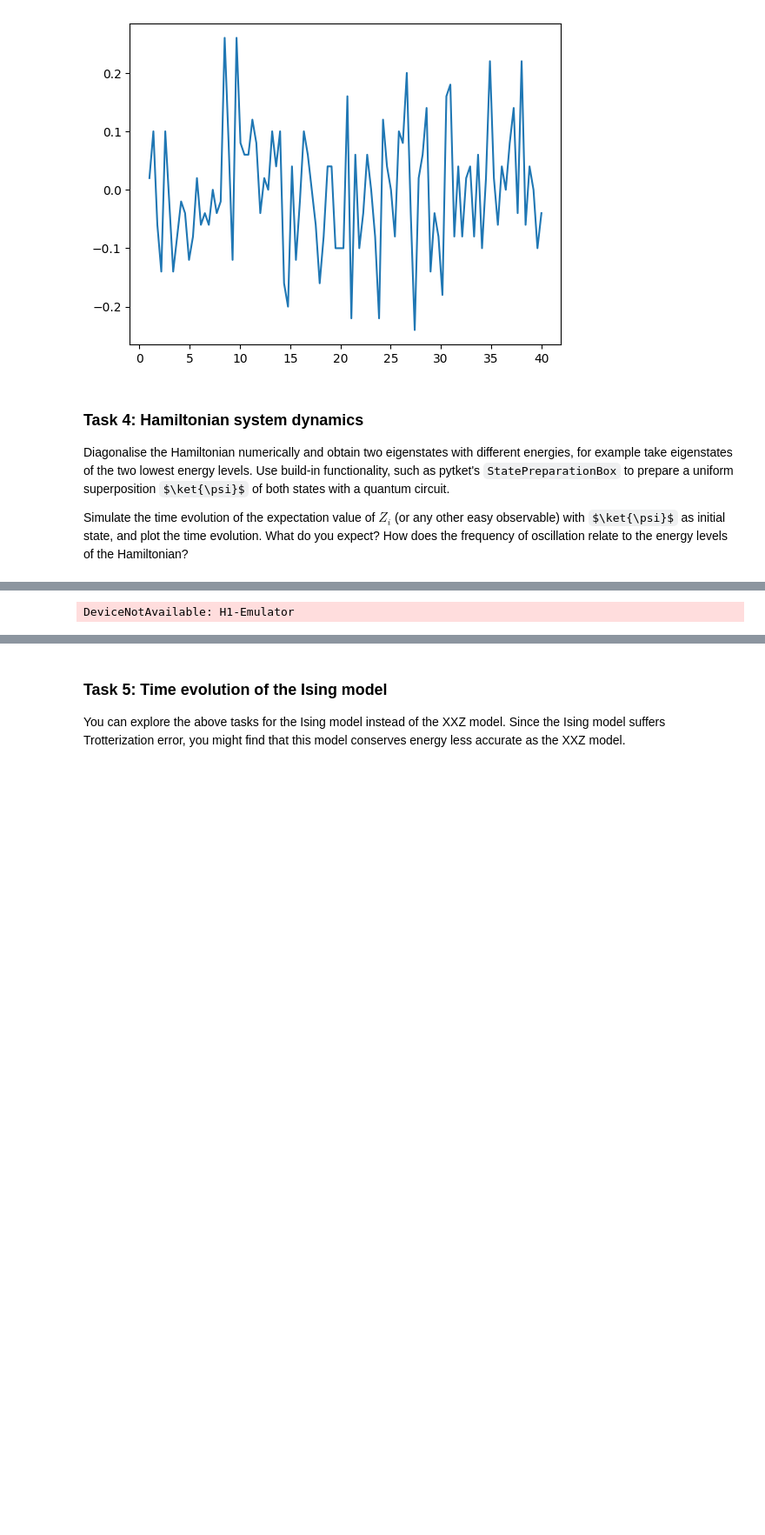
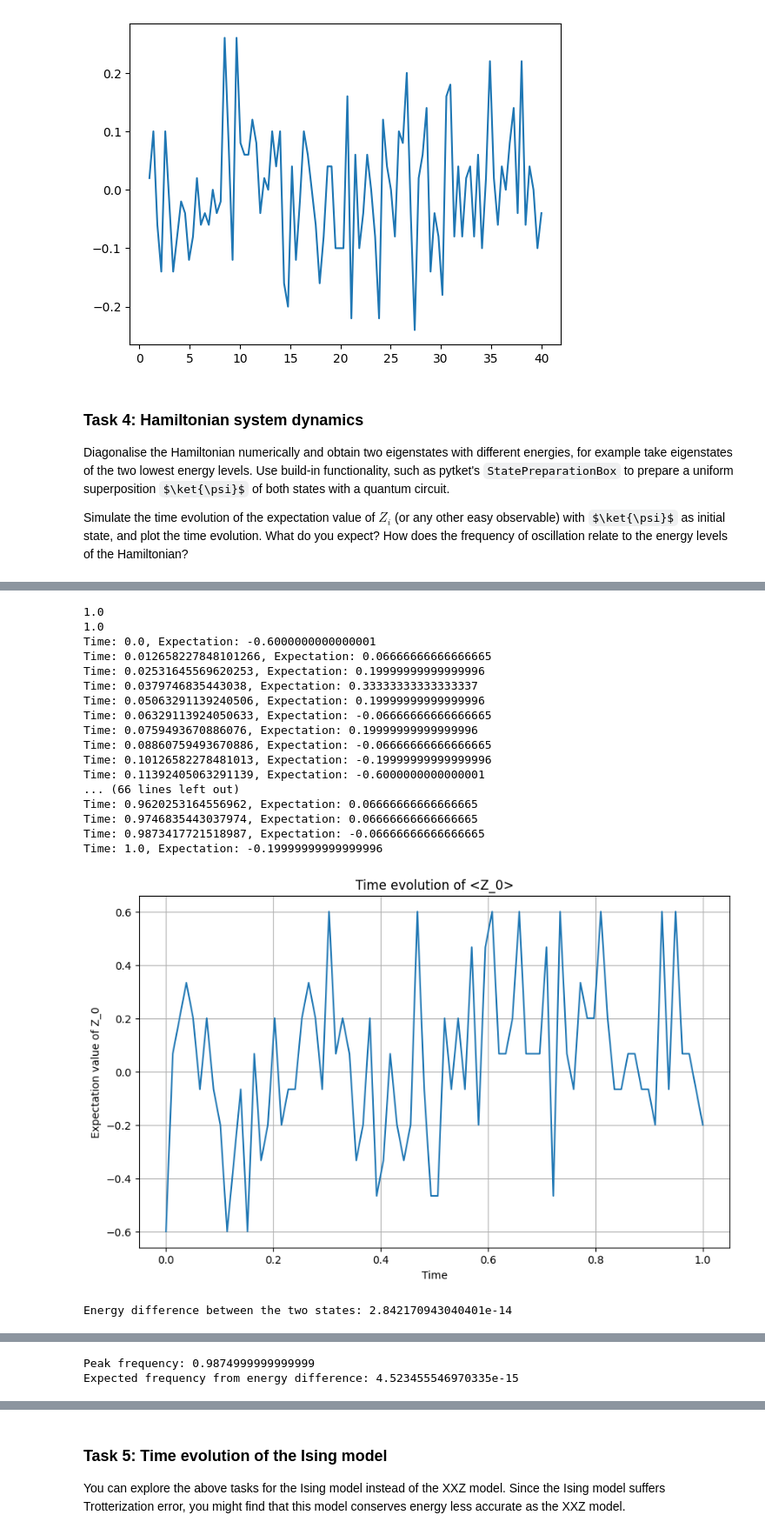
Before and after one commit to Rohan-T144/2025-Quantinuum, a Jupyter notebook: notebooks/hamiltonian_simulation.ipynb, the cells around one changed output, grey strips where cells are left out. Shown at 87% size. Drawn from its saved outputs; the diff is of its cells as text; code cells hidden in the pictures; some formulas as TeX source; blank space fills up the shorter version.

```diff
--- a/notebooks/hamiltonian_simulation.ipynb
+++ b/notebooks/hamiltonian_simulation.ipynb
@@ -499,77 +528,102 @@ eigenvalues, eigenvectors = np.linalg.eig(xxz_ham_matrix)
 
 idx = eigenvalues.argsort()
 eigenvalues = eigenvalues[idx]
-eigenvectors = eigenvectors[:, idx]
+# eigenvectors = eigenvectors[:, idx]
 
-state1 = eigenvectors[:, 0]
-state2 = eigenvectors[:, 1]
+state1 = eigenvectors[:, idx[0]]
+state2 = eigenvectors[:, idx[1]]
+state1 = np.real_if_close(state1)
+state2 = np.real_if_close(state2)
 
 state1 = state1 / np.linalg.norm(state1)
 state2 = state2 / np.linalg.norm(state2)
-
+print(np.linalg.norm(state1))
+print(np.linalg.norm(state2))
 # Create the superposition state
-superposition_state = (state1 + state2) / np.sqrt(2)
-
+superposition_state = (state1 + state2) / np.linalg.norm(state1 + state2)
+# print(superposition_state)
+# print()
 # Prepare the quantum circuit
-num_qubits = int(np.log2(len(superposition_state)))
+# num_qubits = int(np.log2(len(superposition_state)))
+num_qubits = n_qubits
 circuit = Circuit(num_qubits)
 
 # Use StatePreparationBox to prepare the superposition state
-state_prep_box = StatePreparationBox(superposition_state / np.linalg.norm(superposition_state))
+state_prep_box = StatePreparationBox(superposition_state)
 circuit.add_state_preparation_box(state_prep_box, list(range(num_qubits)))
 
 # Set up the H1-Emulator backend
-backend = QuantinuumBackend("H1-Emulator")
+# backend = QuantinuumBackend("H1-1E")
+backend = aer_sim
 
 # Compile the circuit for the H1-Emulator
 compiled_circuit = backend.get_compiled_circuit(circuit)
 
 # Define the observable (Z_0)
-observable = QubitPauliOperator({QubitPauliString([0], [Pauli.Z]): 1})
+observable = QubitPauliOperator({QubitPauliString([Qubit(0)], [Pauli.Z]): 1})
 
 # Simulate time evolution
-times = np.linspace(0, 10, 100)
+times = np.linspace(0, 1, 80)
 expectation_values = []
 
 for t in times:
     evolved_circuit = compiled_circuit.copy()
-    evolved_circuit.add_phase(t * eigenvalues[0])
-    evolved_circuit.add_phase(-t * eigenvalues[1])
+    # evolved_circuit.add_phase(t * eigenvalues[0])
+    # evolved_circuit.add_phase(-t * eigenvalues[1])
 
-    expectation = backend.get_operator_expectation_value(evolved_circuit, observable)
+    expectation = get_operator_expectation_value(evolved_circuit, observable, backend, n_shots=15)
     expectation_values.append(expectation.real)
+    print(f"Time: {t}, Expectation: {expectation.real}")
 
 # Plot the results
 plt.figure(figsize=(10, 6))
 plt.plot(times, expectation_values)
 plt.xlabel('Time')
 plt.ylabel('Expectation value of Z_0')
 plt.title('Time evolution of <Z_0>')
 plt.grid(True)
 plt.show()
 
 # Print the energy difference
-energy_difference = abs(eigenvalues[1] - eigenvalues[0])
+energy_difference = abs(eigenvalues[idx[1]] - eigenvalues[idx[0]])
 print(f"Energy difference between the two states: {energy_difference}")
 
 # Perform FFT to find the dominant frequency
 from scipy.fft import fft, fftfreq
 
 N = len(times)
 yf = fft(expectation_values)
 xf = fftfreq(N, times[1] - times[0])
 
 plt.figure(figsize=(10, 6))
 plt.plot(xf[:N//2], 2.0/N * np.abs(yf[:N//2]))
 plt.xlabel('Frequency')
 plt.ylabel('Amplitude')
 plt.title('Frequency Spectrum of Time Evolution')
 plt.grid(True)
 plt.show()
 
 # Find the peak frequency
 peak_freq = xf[np.argmax(np.abs(yf[:N//2]))]
 print(f"Peak frequency: {peak_freq}")
 print(f"Expected frequency from energy difference: {energy_difference / (2*np.pi)}")
 # %% [output]
-DeviceNotAvailable: H1-Emulator
+1.0
+1.0
+Time: 0.0, Expectation: -0.6000000000000001
+Time: 0.012658227848101266, Expectation: 0.06666666666666665
+Time: 0.02531645569620253, Expectation: 0.19999999999999996
+Time: 0.0379746835443038, Expectation: 0.33333333333333337
+Time: 0.05063291139240506, Expectation: 0.19999999999999996
+Time: 0.06329113924050633, Expectation: -0.06666666666666665
+Time: 0.0759493670886076, Expectation: 0.19999999999999996
+Time: 0.08860759493670886, Expectation: -0.06666666666666665
+Time: 0.10126582278481013, Expectation: -0.19999999999999996
+Time: 0.11392405063291139, Expectation: -0.6000000000000001
+... (66 lines left out)
+Time: 0.9620253164556962, Expectation: 0.06666666666666665
+Time: 0.9746835443037974, Expectation: 0.06666666666666665
+Time: 0.9873417721518987, Expectation: -0.06666666666666665
+Time: 1.0, Expectation: -0.19999999999999996
+[figure, added]
+Energy difference between the two states: 2.842170943040401e-14
@@ -575,0 +631,2 @@ DeviceNotAvailable: H1-Emulator
+Peak frequency: 0.9874999999999999
+Expected frequency from energy difference: 4.523455546970335e-15
```
Also changed, not shown: parts of 7 cells of this notebook.
